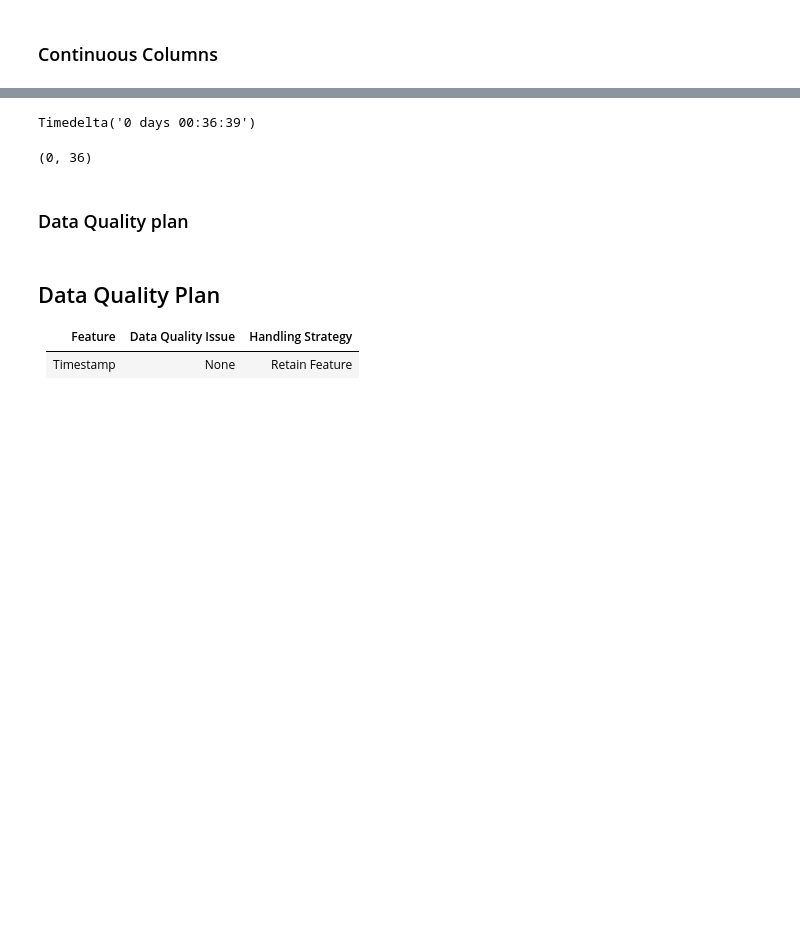
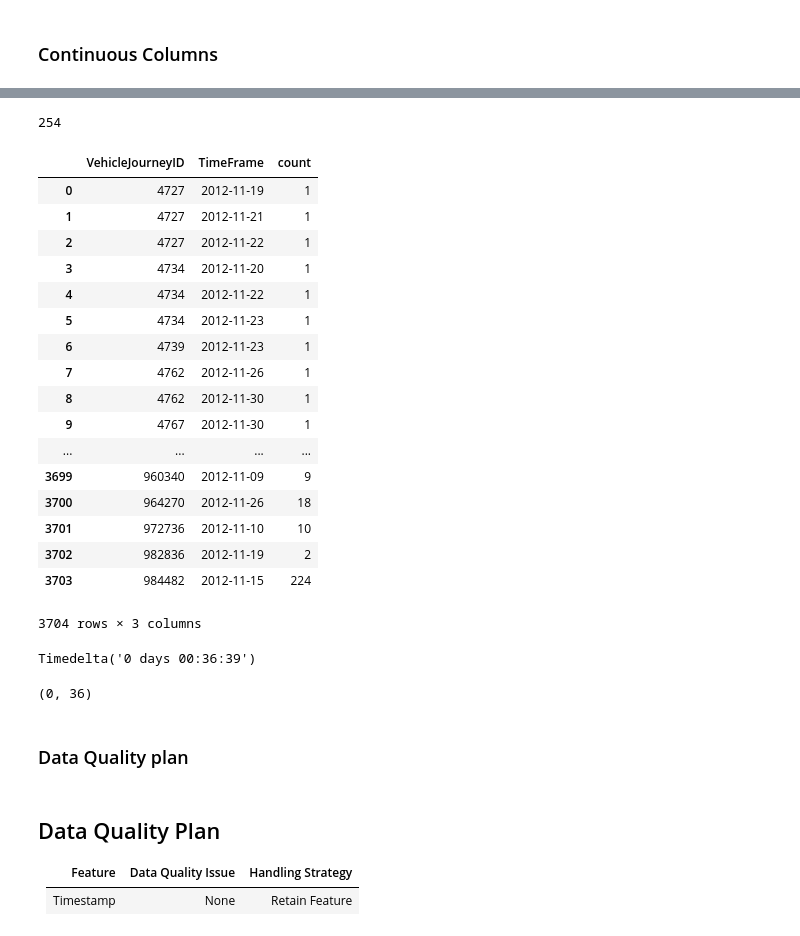
Before and after one commit to brokenloop/Research_practicum_2017, a Jupyter notebook: Simple15.ipynb, the cells around one changed output, grey strips where cells are left out. Cells and saved outputs as stored; diff of their text form; code cells hidden in the pictures; blank space fills up the shorter version.

```diff
--- a/Simple15.ipynb
+++ b/Simple15.ipynb
@@ -61,3 +58,8 @@ df['Hour'] = df['Timestamp'].dt.hour
 # Convert some features to categorical
 for column in ['LineID', 'Direction','VehicleJourneyID', 'Congestion', 'BlockID', 'VehicleID', 'AtStop','Day','Hour']:
     df[column] = df[column].astype('category')
+# %%
+df = df.drop('BlockID', 1)
+df = df.drop('Operator', 1)
+df = df.drop('Delay', 1)
+df = df.drop('Congestion', 1)
@@ -173,3 +221,29 @@ morning
+# %%
+basetable.duration.max()
+# %% [output]
+254
+# %%
+boi = df.groupby(['VehicleJourneyID','TimeFrame']).size().reset_index().rename(columns={0:'count'})
+boi
+# %% [output]
+|  | VehicleJourneyID | TimeFrame | count |
+| 0 | 4727 | 2012-11-19 | 1 |
+| 1 | 4727 | 2012-11-21 | 1 |
+| 2 | 4727 | 2012-11-22 | 1 |
+| 3 | 4734 | 2012-11-20 | 1 |
+| 4 | 4734 | 2012-11-22 | 1 |
+| 5 | 4734 | 2012-11-23 | 1 |
+| 6 | 4739 | 2012-11-23 | 1 |
+| 7 | 4762 | 2012-11-26 | 1 |
+| 8 | 4762 | 2012-11-30 | 1 |
+| 9 | 4767 | 2012-11-30 | 1 |
+| ... | ... | ... | ... |
+| 3699 | 960340 | 2012-11-09 | 9 |
+| 3700 | 964270 | 2012-11-26 | 18 |
+| 3701 | 972736 | 2012-11-10 | 10 |
+| 3702 | 982836 | 2012-11-19 | 2 |
+| 3703 | 984482 | 2012-11-15 | 224 |
+3704 rows × 3 columns
 # %%
 duration = morning.Timestamp.max() - morning.Timestamp.min()
 duration
@@ -178,10 +252,12 @@ Timedelta('0 days 00:36:39')
 # %%
 def hours_minutes(td):
     return td.seconds//3600, (td.seconds//60)%60
-# %%
-print(hours_minutes(duration))
-# %% [output]
-(0, 36)
+# %%
+def hours_minutes(td):
+    return td.seconds//3600, (td.seconds//60)%60
+print(hours_minutes(duration))
+# %% [output]
+(0, 36)
 # %% [markdown]
 ### Data Quality plan
 # %% [markdown]
```
Also changed, not shown: parts of 24 cells of this notebook.
